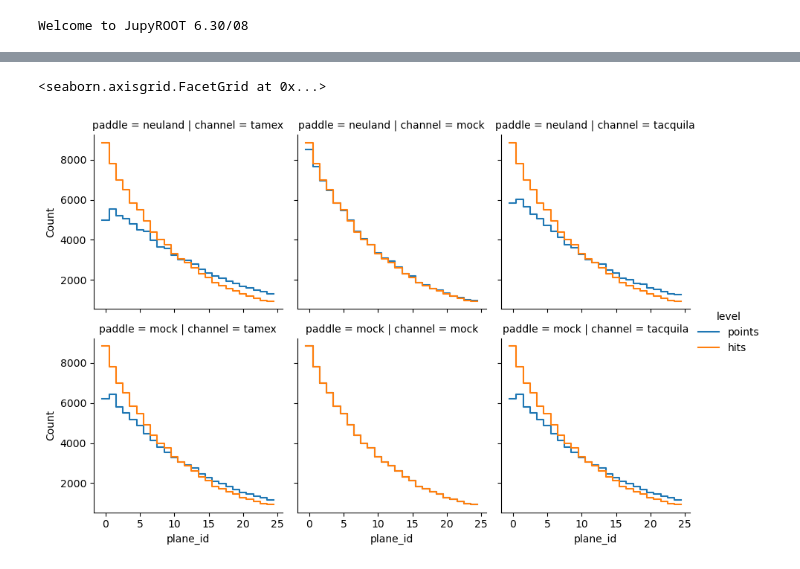
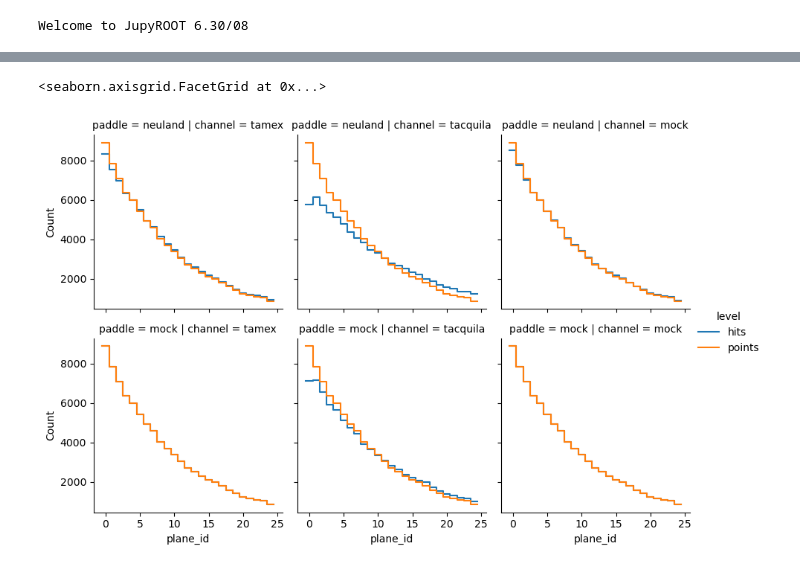
Before and after one commit to YanzhaoW/r3b_jupyter, a Jupyter notebook: others/ivana/first_hit_check.ipynb, the cells around one changed output, grey strips where cells are left out. Cells and saved outputs as stored; diff of their text form; code cells hidden in the pictures.

```diff
--- a/others/ivana/first_hit_check.ipynb
+++ b/others/ivana/first_hit_check.ipynb
@@ -6,2 +8,22 @@ import numpy as np
 # %% [output]
 Welcome to JupyROOT 6.30/08
+# %%
+folder = "/lustre/r3b/ywang/test/first_hit"
+channels = ["tamex", "tacquila", "mock"]
+paddles = ["neuland", "mock"]
+event_number = 100000
+
+def get_filename(paddle, channel):
+    return f"digi_{paddle}_paddle_{channel}_channel.root"
+
+def get_logfilename(paddle, channel):
+    return f"digi_{paddle}_paddle_{channel}_channel.log"
+
+def neuland_ana(paddle, channel):
+    filename = get_filename(paddle, channel)
+    logfilename = get_logfilename(paddle, channel)
+    with open(f"{folder}/{logfilename}", "w") as f:
+        subprocess.call(
+            f"neulandAna --digiFile {folder}/{filename} --paddle '{paddle}' --channel '{channel}' --simuFile {folder}/simu.root --paraFile {folder}/para.root",
+            shell = True, stdout = f, stderr = f)
+    # !neulandAna --digiFile "{folder}/{filename}" --paddle {paddle} --channel {channel}
@@ -9,15 +35,8 @@ Welcome to JupyROOT 6.30/08
 # folder = "/lustre/land/ilihtar/neuland/sim_August24"
 # digi_file_name = "digi1n_phasespace_25MeV_thresh0.root"
 # simu_file_name = "sim1n_phasespace_25MeV.root"
-folder = "/lustre/r3b/ywang/test/first_hit"
 simu_file_name = "simu.root"
-mock_tamex_file_name = "digi_mock_paddle_tamex_channel.root"
-neuland_tamex_file_name = "digi_neuland_paddle_tamex_channel.root"
-neuland_mock_file_name = "digi_neuland_paddle_mock_channel.root"
-neuland_tacquila_file_name = "digi_neuland_paddle_tacquila_channel.root"
-mock_tacquila_file_name = "digi_mock_paddle_tacquila_channel.root"
-mock_mock_file_name = "digi_mock_paddle_mock_channel.root"
-
+digi_filenames = [(paddle, channel, get_filename(paddle, channel)) for paddle in paddles for channel in channels]
 point_branches = ["NeulandPoints.fTime", "NeulandPoints.fDetectorID"]
 hit_branches = ["NeulandHits.fT", "NeulandHits.fPaddle"]
 # %%
@@ -41,8 +60,8 @@ def create_data_frame(folder, filename, branches, paddle_label = None, channel_l
     data_frame = pd.DataFrame({"plane_id": plane_ids, "times": times}).dropna()
     if not simu_dataframe.empty:
         new_simu = simu_dataframe.copy()
-        new_simu["level"] = "hits"
-        data_frame["level"] = "points"
+        new_simu["level"] = "points"
+        data_frame["level"] = "hits"
         data_frame = pd.concat([data_frame, new_simu])
     if paddle_label != None:
         data_frame["paddle"] = paddle_label
@@ -51,9 +70,4 @@ def create_data_frame(folder, filename, branches, paddle_label = None, channel_l
     return data_frame
 # %%
 simu = create_data_frame(folder, simu_file_name, point_branches)
-neuland_tamex = create_data_frame(folder, neuland_tamex_file_name, hit_branches, "neuland", "tamex", simu)
-neuland_mock = create_data_frame(folder, neuland_mock_file_name, hit_branches, "neuland", "mock", simu)
-neuland_tacquila = create_data_frame(folder, neuland_tacquila_file_name, hit_branches, "neuland", "tacquila", simu)
-mock_tamex = create_data_frame(folder, mock_tamex_file_name, hit_branches, "mock", "tamex", simu)
-mock_mock = create_data_frame(folder, mock_mock_file_name, hit_branches, "mock", "mock", simu)
-mock_tacquila = create_data_frame(folder, mock_tacquila_file_name, hit_branches, "mock", "tacquila", simu)
+dataframes = [create_data_frame(folder, filename, hit_branches, paddle, channel, simu) for paddle, channel, filename in digi_filenames]
@@ -60,10 +88,10 @@ mock_tacquila = create_data_frame(folder, mock_tacquila_file_name, hit_branches,
 # %%
 
-plane_id_compare = pd.concat([neuland_tamex, neuland_mock, neuland_tacquila, mock_tamex, mock_mock, mock_tacquila])
+plane_id_compare = pd.concat(dataframes)
 
 graphs = sns.FacetGrid(plane_id_compare, col = "channel", row = "paddle", hue = "level")
 graphs.map_dataframe(sns.histplot, x = "plane_id", binwidth = 1, binrange = [-0.5, 24.5], element="step", fill = False)
 graphs.add_legend()
 # %% [output]
 <seaborn.axisgrid.FacetGrid at 0x...>
-[figure, old version]
+[figure, new version]
```
Also changed, not shown: parts of 3 cells of this notebook.
